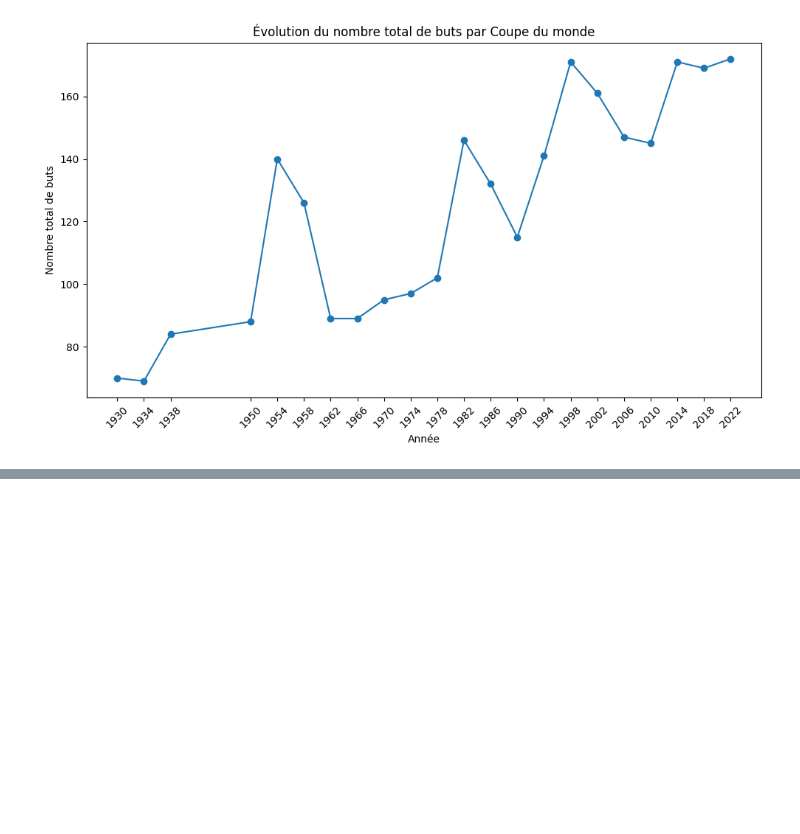
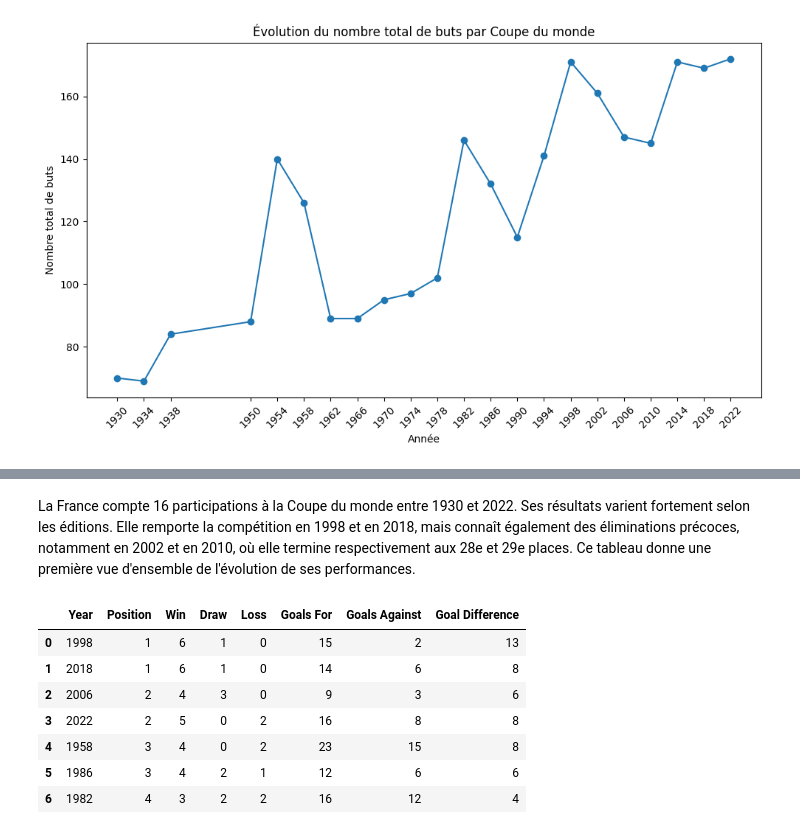
Before and after one commit to Chrilap95/Projet-fil-rouge, a Jupyter notebook: notebooks/03_analyse_fifa.ipynb, the cells around one changed output, grey strips where cells are left out. Cells and saved outputs as stored; diff of their text form; code cells hidden in the pictures; blank space fills up the shorter version.

```diff
--- a/notebooks/03_analyse_fifa.ipynb
+++ b/notebooks/03_analyse_fifa.ipynb
@@ -821,0 +725,29 @@ Required-by:
+# %% [markdown]
+La France compte 16 participations à la Coupe du monde entre 1930 et 2022. Ses résultats varient fortement selon les éditions. Elle remporte la compétition en 1998 et en 2018, mais connaît également des éliminations précoces, notamment en 2002 et en 2010, où elle termine respectivement aux 28e et 29e places. Ce tableau donne une première vue d'ensemble de l'évolution de ses performances.
+# %%
+requete_top = """
+SELECT
+    Year,
+    Position,
+    Win,
+    Draw,
+    Loss,
+    "Goals For",
+    "Goals Against",
+    "Goal Difference"
+FROM fifa
+WHERE Team_Harmonized = 'France'
+  AND Position <= 4
+ORDER BY Position, Year;
+"""
+
+pd.read_sql_query(requete_top, connexion)
+# %% [output]
+|  | Year | Position | Win | Draw | Loss | Goals For | Goals Against | Goal Difference |
+| 0 | 1998 | 1 | 6 | 1 | 0 | 15 | 2 | 13 |
+| 1 | 2018 | 1 | 6 | 1 | 0 | 14 | 6 | 8 |
+| 2 | 2006 | 2 | 4 | 3 | 0 | 9 | 3 | 6 |
+| 3 | 2022 | 2 | 5 | 0 | 2 | 16 | 8 | 8 |
+| 4 | 1958 | 3 | 4 | 0 | 2 | 23 | 15 | 8 |
+| 5 | 1986 | 3 | 4 | 2 | 1 | 12 | 6 | 6 |
+| 6 | 1982 | 4 | 3 | 2 | 2 | 16 | 12 | 4 |
```
Also changed, not shown: parts of 20 cells of this notebook, 7 other files.
